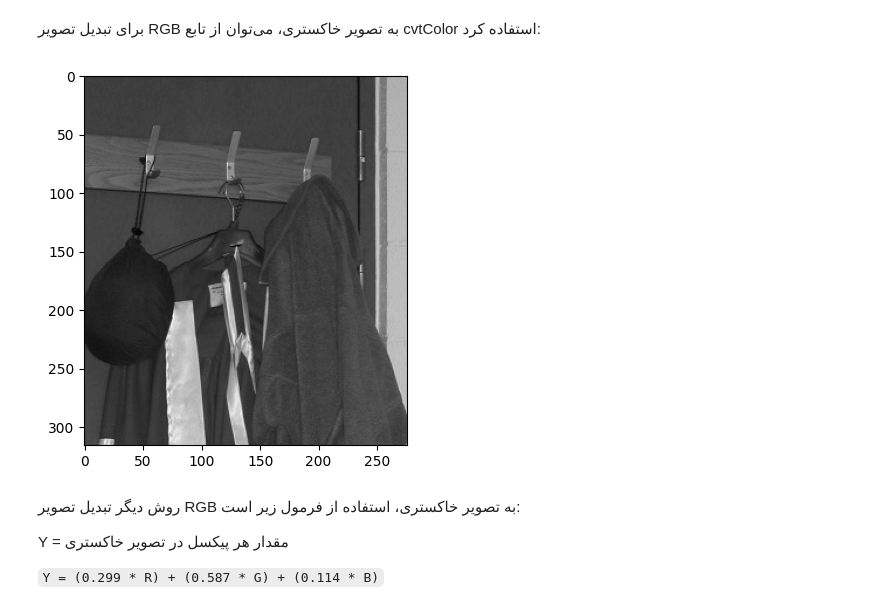
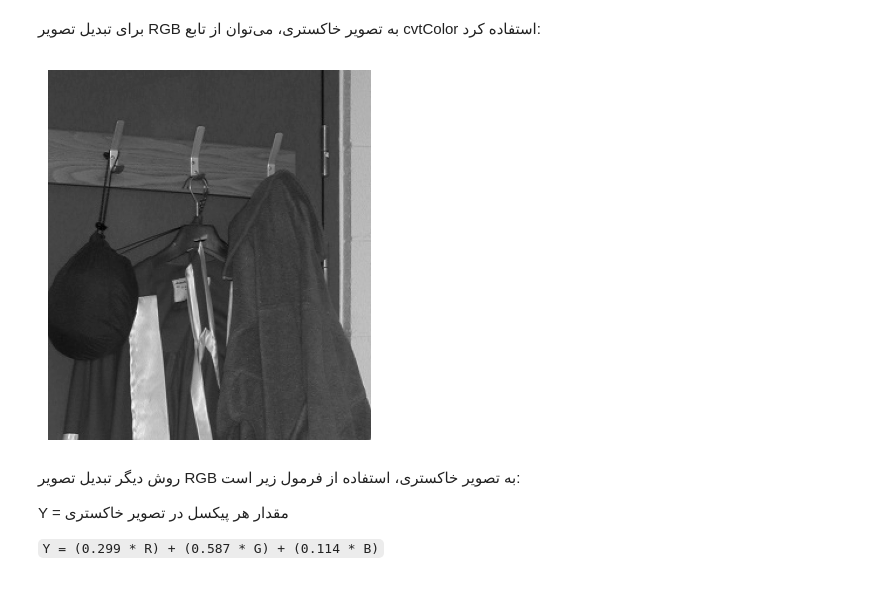
Before and after one commit to msabiloo/iut-computer-vision, a Jupyter notebook: ch_02_images/ch_02_2_3.ipynb, the cells around one changed output. Saved outputs shown, nothing was run; the diff lists cells and outputs as text; code cells hidden in the pictures.

```diff
--- a/ch_02_images/ch_02_2_3.ipynb
+++ b/ch_02_images/ch_02_2_3.ipynb
@@ -38,11 +40,11 @@ plt.show()
 # %%
 gray_img = cv.cvtColor(img, cv.COLOR_BGR2GRAY)
 
+plt.axis('off')
 plt.imshow(gray_img, cmap='gray')
-
 plt.show()
 # %% [output]
-[figure, old version]
+[figure, new version]
 # %% [markdown]
 روش دیگر تبدیل تصویر RGB به تصویر خاکستری، استفاده از فرمول زیر است:
 
```
Also changed, not shown: parts of 3 cells of this notebook, 2 other files.
